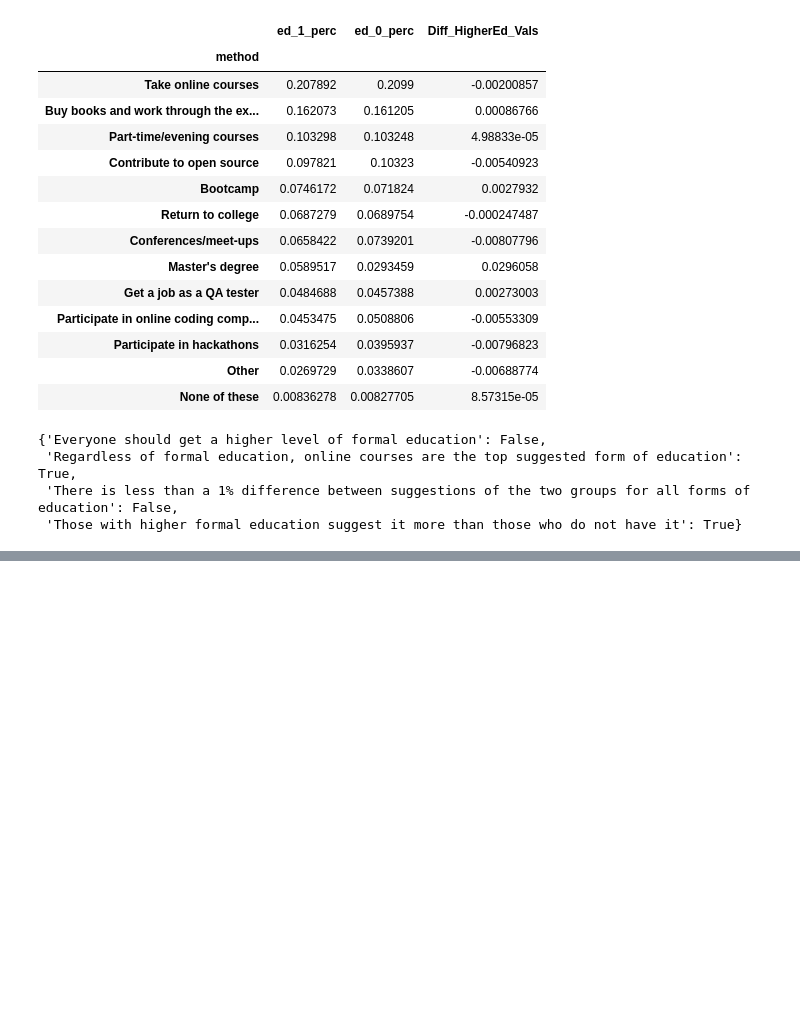
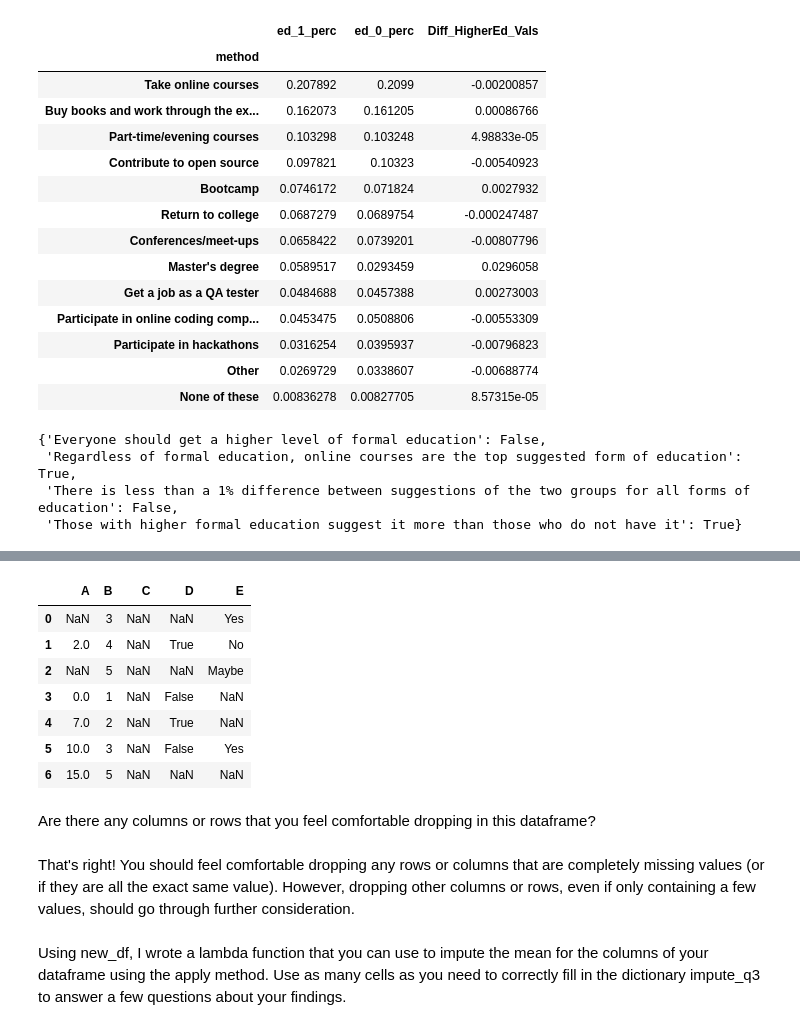
Before and after one commit to kevinlwebb/Nanodegrees, a Jupyter notebook: Data Scientist for Enterprise/Data Science Process.ipynb, the cells around one changed output, grey strips where cells are left out. Drawn from its saved outputs; the diff is of its cells as text; code cells hidden in the pictures; blank space fills up the shorter version.

```diff
--- a/Data Scientist for Enterprise/Data Science Process.ipynb
+++ b/Data Scientist for Enterprise/Data Science Process.ipynb
@@ -353,0 +851,17 @@ comp_df.style.bar(subset=['Diff_HigherEd_Vals'], align='mid', color=['#d65f5f',
+# %%
+df = pd.DataFrame({'A':[np.nan, 2, np.nan, 0, 7, 10, 15],
+                   'B':[3, 4, 5, 1, 2, 3, 5],
+                   'C':[np.nan, np.nan, np.nan, np.nan, np.nan, np.nan, np.nan],
+                   'D':[np.nan, True, np.nan, False, True, False, np.nan],
+                   'E':['Yes', 'No', 'Maybe', np.nan, np.nan, 'Yes', np.nan]})
+
+df
+# %% [output]
+|  | A | B | C | D | E |
+| 0 | NaN | 3 | NaN | NaN | Yes |
+| 1 | 2.0 | 4 | NaN | True | No |
+| 2 | NaN | 5 | NaN | NaN | Maybe |
+| 3 | 0.0 | 1 | NaN | False | NaN |
+| 4 | 7.0 | 2 | NaN | True | NaN |
+| 5 | 10.0 | 3 | NaN | False | Yes |
+| 6 | 15.0 | 5 | NaN | NaN | NaN |
@@ -353,0 +880,2 @@ comp_df.style.bar(subset=['Diff_HigherEd_Vals'], align='mid', color=['#d65f5f',
+# %% [markdown]
+Are there any columns or rows that you feel comfortable dropping in this dataframe?
@@ -353,0 +887,4 @@ comp_df.style.bar(subset=['Diff_HigherEd_Vals'], align='mid', color=['#d65f5f',
+# %% [markdown]
+That's right! You should feel comfortable dropping any rows or columns that are completely missing values (or if they are all the exact same value).  However, dropping other columns or rows, even if only containing a few values, should go through further consideration.
+# %% [markdown]
+ Using new_df, I wrote a lambda function that you can use to impute the mean for the columns of your dataframe using the apply method. Use as many cells as you need to correctly fill in the dictionary impute_q3 to answer a few questions about your findings.
```
Also changed, not shown: parts of 72 cells of this notebook, 1 other file.
